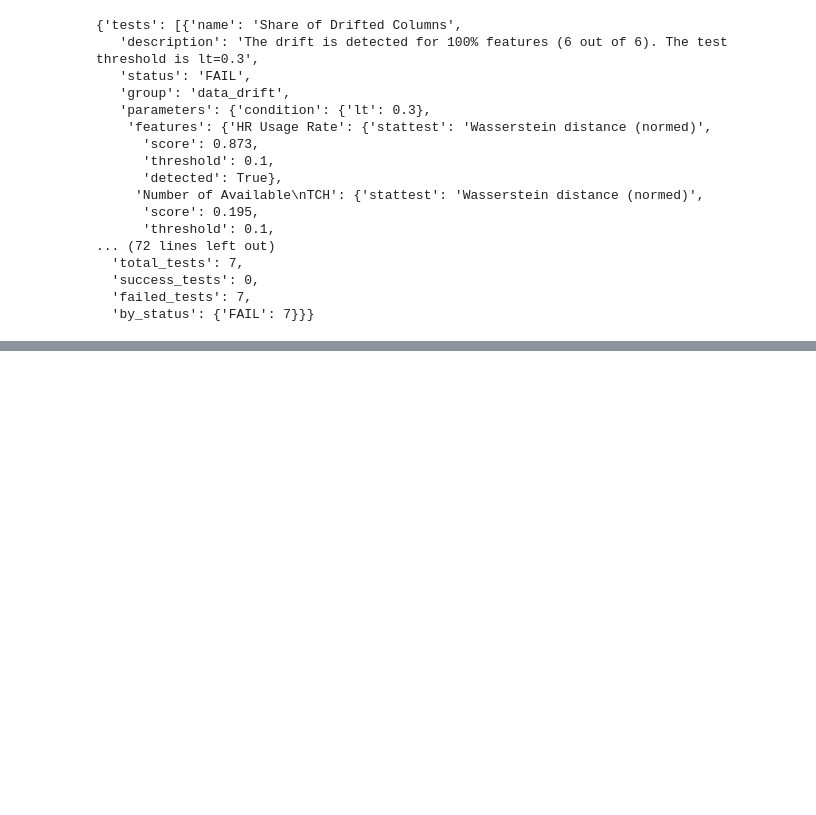
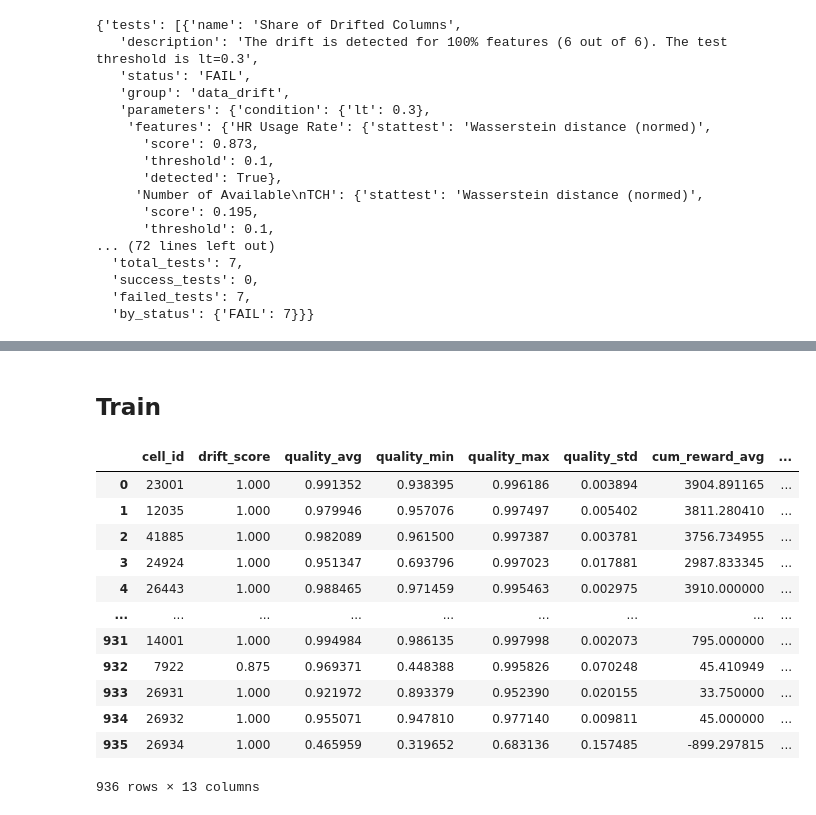
Before and after one commit to S-M157/Bachelor, a Jupyter notebook: DataDrift.ipynb, the cells around one changed output, grey strips where cells are left out. Cells and saved outputs as stored; diff of their text form; code cells hidden in the pictures; blank space fills up the shorter version.

```diff
--- a/DataDrift.ipynb
+++ b/DataDrift.ipynb
@@ -259,0 +392,18 @@ data_drift_report.show()
+# %% [markdown]
+## Train
+# %%
+ds_train
+# %% [output]
+|  | cell_id | drift_score | quality_avg | quality_min | quality_max | quality_std | cum_reward_avg | ... |
+| 0 | 23001 | 1.000 | 0.991352 | 0.938395 | 0.996186 | 0.003894 | 3904.891165 | ... |
+| 1 | 12035 | 1.000 | 0.979946 | 0.957076 | 0.997497 | 0.005402 | 3811.280410 | ... |
+| 2 | 41885 | 1.000 | 0.982089 | 0.961500 | 0.997387 | 0.003781 | 3756.734955 | ... |
+| 3 | 24924 | 1.000 | 0.951347 | 0.693796 | 0.997023 | 0.017881 | 2987.833345 | ... |
+| 4 | 26443 | 1.000 | 0.988465 | 0.971459 | 0.995463 | 0.002975 | 3910.000000 | ... |
+| ... | ... | ... | ... | ... | ... | ... | ... | ... |
+| 931 | 14001 | 1.000 | 0.994984 | 0.986135 | 0.997998 | 0.002073 | 795.000000 | ... |
+| 932 | 7922 | 0.875 | 0.969371 | 0.448388 | 0.995826 | 0.070248 | 45.410949 | ... |
+| 933 | 26931 | 1.000 | 0.921972 | 0.893379 | 0.952390 | 0.020155 | 33.750000 | ... |
+| 934 | 26932 | 1.000 | 0.955071 | 0.947810 | 0.977140 | 0.009811 | 45.000000 | ... |
+| 935 | 26934 | 1.000 | 0.465959 | 0.319652 | 0.683136 | 0.157485 | -899.297815 | ... |
+936 rows × 13 columns
```
Also changed, not shown: parts of 18 cells of this notebook.
